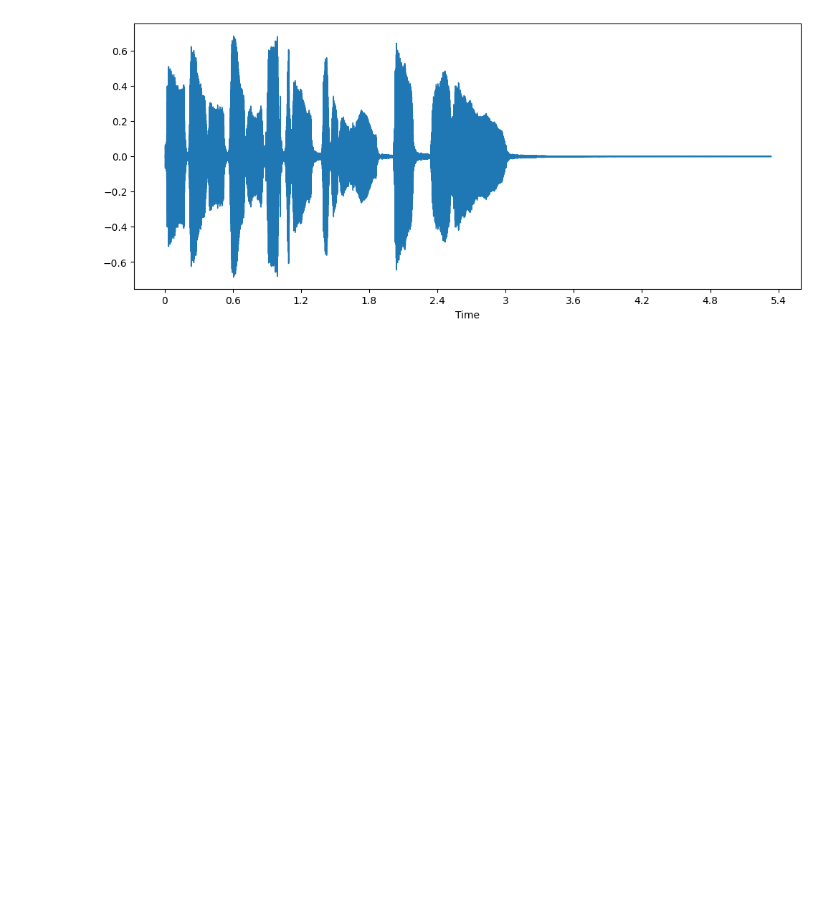
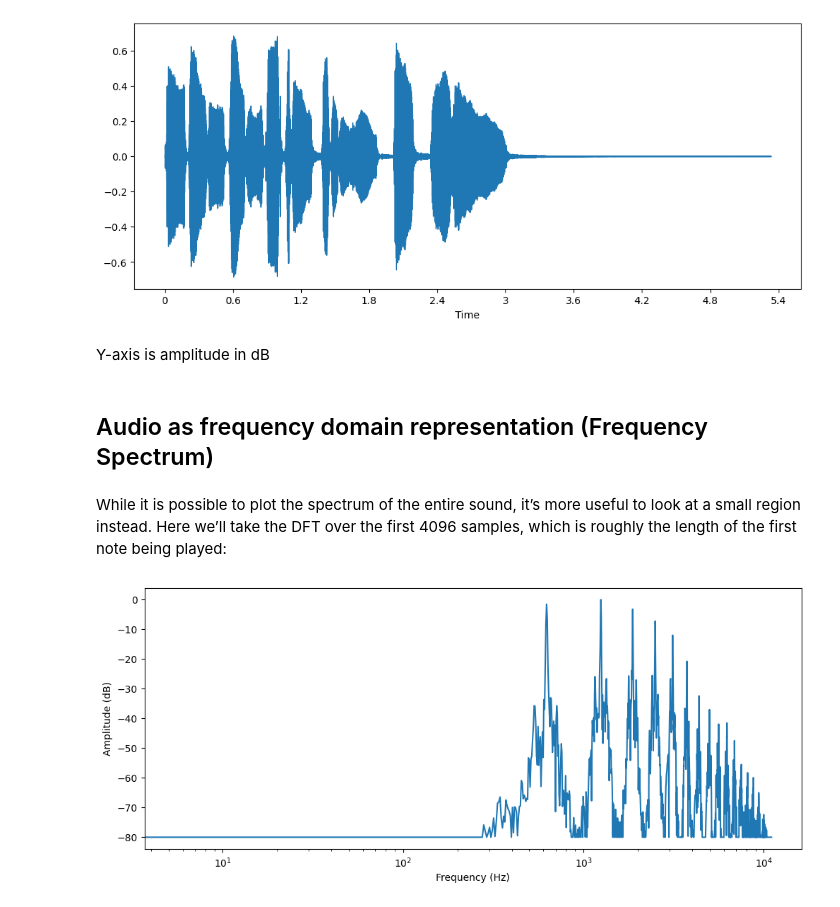
Before and after one commit to practice-dump/practice-dump, a Jupyter notebook: Audio/Audio_visualization.ipynb, the cells around one changed output. Drawn from its saved outputs; the diff is of its cells as text; code cells hidden in the pictures; blank space fills up the shorter version.

```diff
--- a/Audio/Audio_visualization.ipynb
+++ b/Audio/Audio_visualization.ipynb
@@ -15,3 +17,33 @@ librosa.display.waveshow(array, sr=sampling_rate)
 # %% [output]
 <librosa.display.AdaptiveWaveplot at 0x...>
 [figure]
+# %% [markdown]
+Y-axis is amplitude in dB
+# %% [markdown]
+## Audio as frequency domain representation (Frequency Spectrum)
+# %% [markdown]
+ While it is possible to plot the spectrum of the entire sound, it’s more useful to look at a small region instead. Here we’ll take the DFT over the first 4096 samples, which is roughly the length of the first note being played:
+# %%
+import numpy as np
+
+dft_input = array[:4096]
+
+# calculate the DFT
+window = np.hanning(len(dft_input)) ##The Hanning window is a taper formed by using a weighted cosine.
+windowed_input = dft_input * window
+dft = np.fft.rfft(windowed_input) ##This function computes the one-dimensional n-point discrete Fourier Transform (DFT) of a real-valued array by means of an efficient algorithm called the Fast Fourier Transform (FFT).
+
+# get the amplitude spectrum in decibels
+amplitude = np.abs(dft)
+amplitude_db = librosa.amplitude_to_db(amplitude, ref=np.max)
+
+# get the frequency bins
+frequency = librosa.fft_frequencies(sr=sampling_rate, n_fft=len(dft_input))
+
+plt.figure().set_figwidth(12)
+plt.plot(frequency, amplitude_db)
+plt.xlabel("Frequency (Hz)")
+plt.ylabel("Amplitude (dB)")
+plt.xscale("log")
+# %% [output]
+[figure, added]
```
Also changed, not shown: parts of 22 cells of this notebook.
